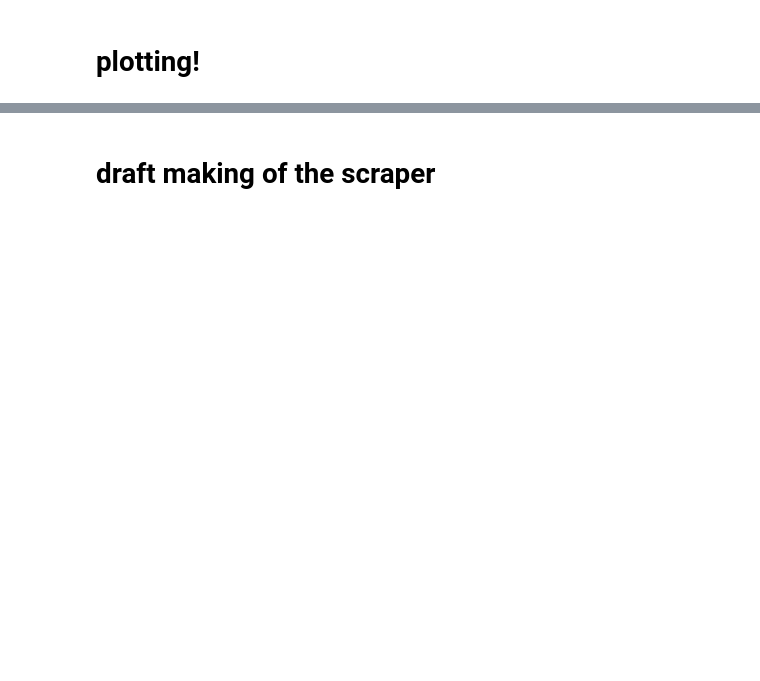
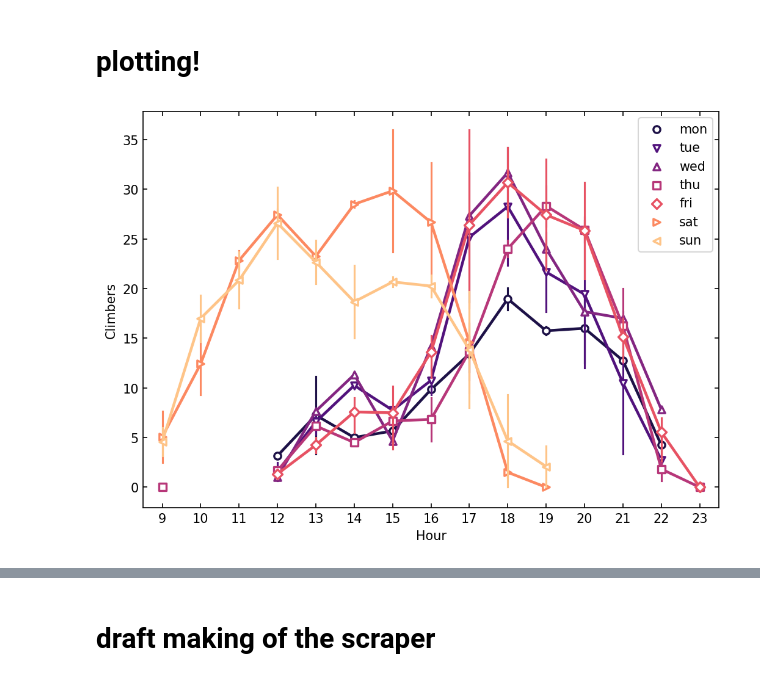
Before and after one commit to kallejahn/gym-goers, a Jupyter notebook: climbers.ipynb, the cells around one changed output, grey strips where cells are left out. Drawn from its saved outputs; the diff is of its cells as text; code cells hidden in the pictures; blank space fills up the shorter version.

```diff
--- a/climbers.ipynb
+++ b/climbers.ipynb
@@ -25 +25,27 @@ date = df.groupby('date')
+# %%
+fig, ax = plt.subplots(figsize=(7,5),dpi=150)
+days = ['mon','tue','wed','thu','fri','sat','sun']
+
+# sns.boxplot(x='time', y='n',data=df_hourly,ax=ax,
+#             hue='wd', palette='plasma', fliersize=0
+#            )
+# sns.stripplot(x='time', y='n',data=df_hourly,ax=ax,
+#               hue='wd', palette='plasma', jitter=True, dodge=0.5, edgecolor='k'
+#              )
+sns.pointplot(x='time', y='n',data=df_hourly,ax=ax,
+              hue='wd', style='wd', palette='magma',scale=.8,errwidth=1.5,mfc='w',
+              markers=['o','v','^','s','D','>','<']
+             )
+handles, labels = ax.get_legend_handles_labels()
+ax.legend(handles=handles, labels=days)
+ax.set_xlim(left=2.5)
+ax.set_xlabel('Hour')
+ax.set_ylabel('Climbers')
+ax.tick_params(which='both',direction='in',right=True,top=True)
+
+fig.patch.set_facecolor('w')
+ax.patch.set_facecolor('w')
+fig.tight_layout()
+# %% [output]
+[figure, added]
 # %%
```
Also changed, not shown: parts of 4 cells of this notebook.
